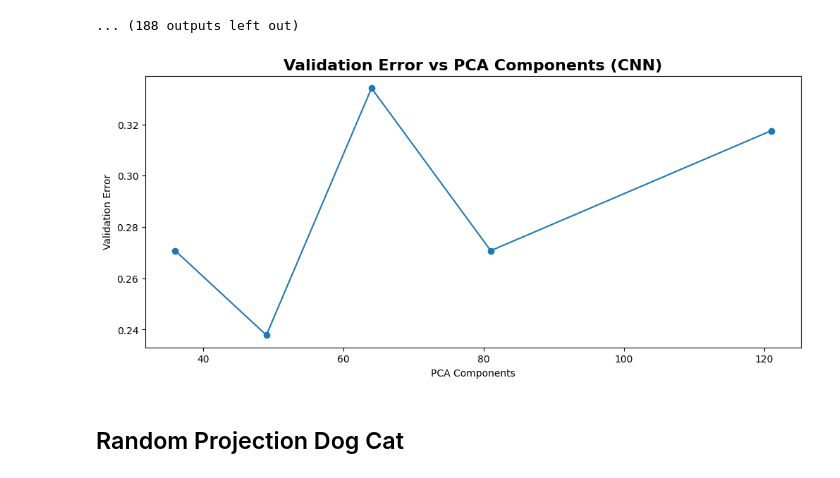
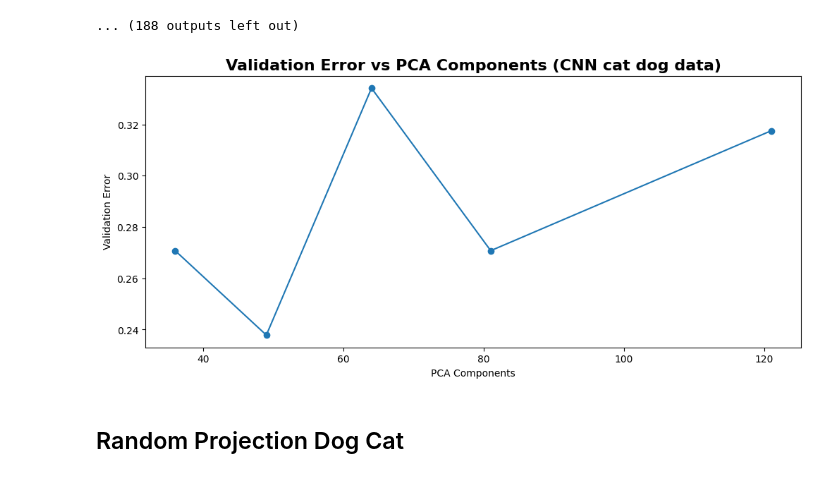
Before and after one commit to Max-Fredsdal/MVE441, a Jupyter notebook: project_2/project_2.ipynb, the cells around one changed output. Cells and saved outputs as stored; diff of their text form; code cells hidden in the pictures.

```diff
--- a/project_2/project_2.ipynb
+++ b/project_2/project_2.ipynb
@@ -1047,16 +1047,16 @@ HPU available: False, using: 0 HPUs
 # %%
 # plot the val error as a function of PCA components
 val_errors_pca = [r["val_acc_mean"] for r in results_pca]
 val_errors_pca = 1 - np.array(val_errors_pca)  # Convert to error
 plt.figure(figsize=(12, 5))
 plt.plot(pca_grid, val_errors_pca, marker='o')
 
 plt.xlabel("PCA Components")
 plt.ylabel("Validation Error")
-plt.title("Validation Error vs PCA Components (CNN)", fontsize=16, fontweight='bold')
+plt.title("Validation Error vs PCA Components (CNN cat dog data)", fontsize=16, fontweight='bold')
 plt.show()
 # %% [output]
-[figure, old version]
+[figure, new version]
 # %% [markdown]
 ## Random Projection Dog Cat
 # %%
```
Also changed, not shown: parts of 2 cells of this notebook.
